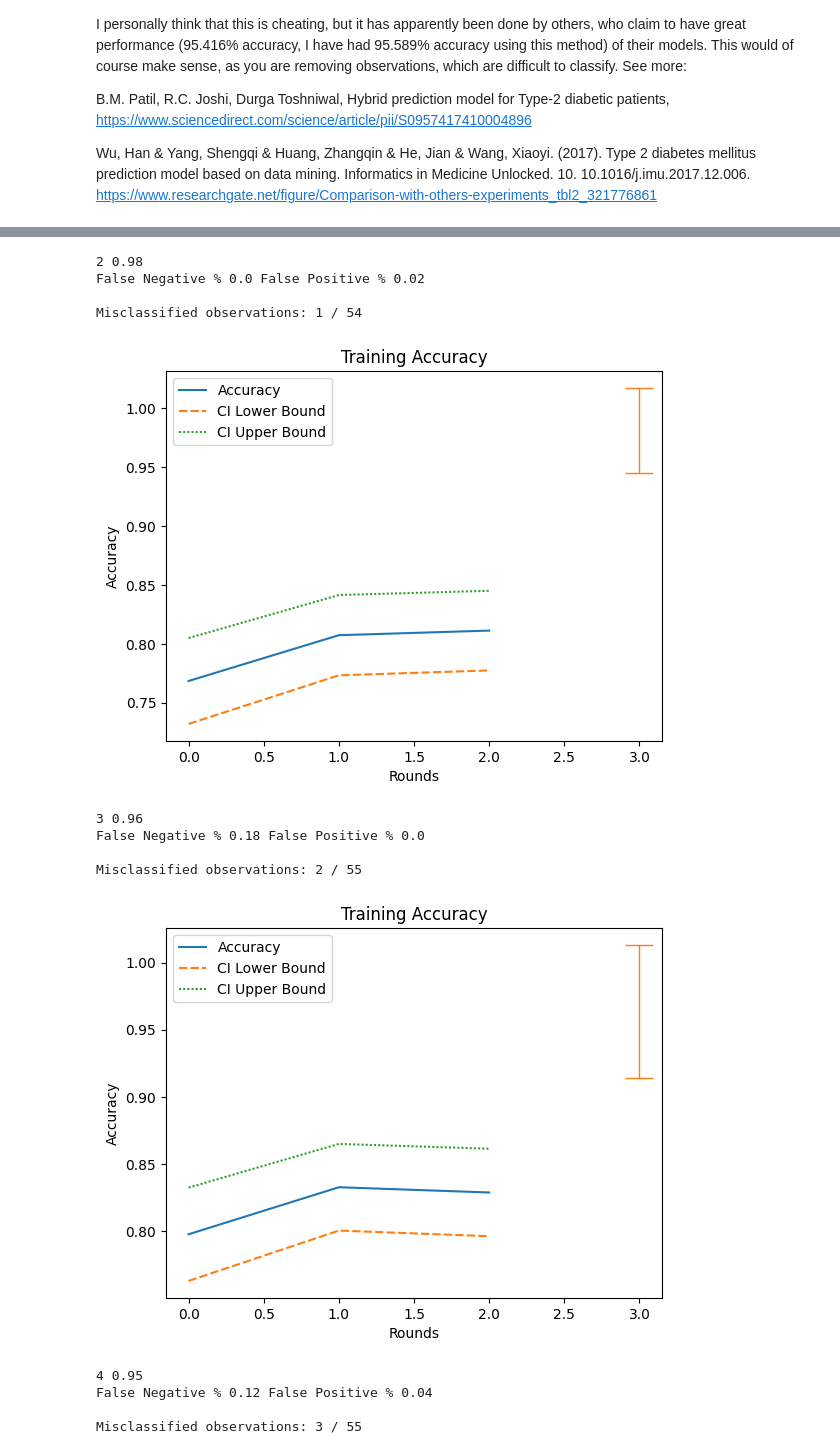
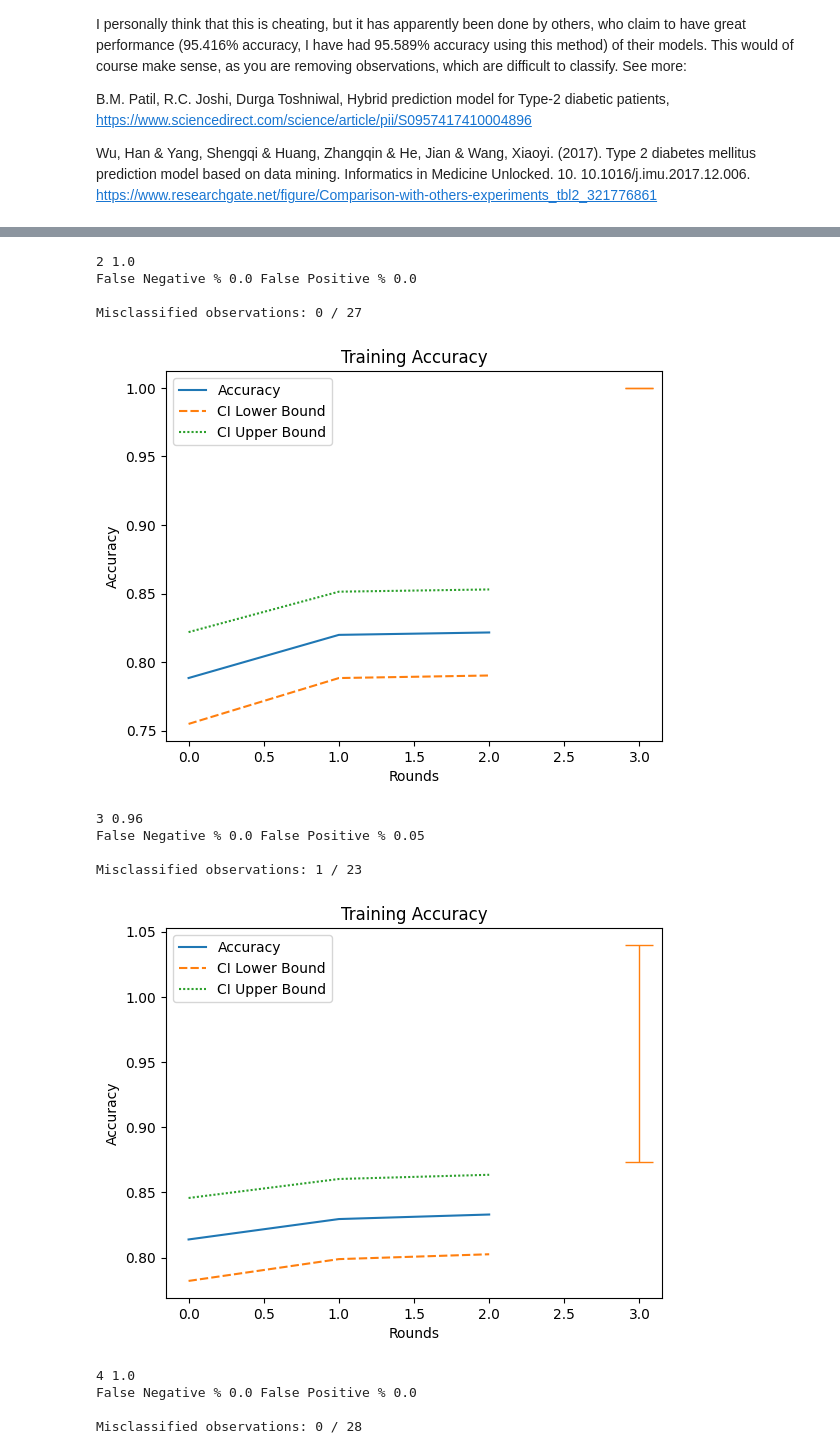
Before and after one commit to PeterVL02/Diabetes-Classifier, a Jupyter notebook: diabetes_classifier.ipynb, the cells around one changed output, grey strips where cells are left out. Drawn from its saved outputs; the diff is of its cells as text; code cells hidden in the pictures.

Commit message:
95.844% accuracy, 10-fold cross validated

```diff
--- a/diabetes_classifier.ipynb
+++ b/diabetes_classifier.ipynb
@@ -380,9 +380,9 @@ def remove_misclassified_observations(DataFrame):
     return DataFrame.copy().drop(misclassified_indices)
 # %%
 ## Decide on k
-k = 5
+k = 10
 
-## Define threshold as 4 standard deviations from mean
+## Define threshold of standard deviations from mean to remove
 std_threshold = 4
 
 ## Define how many nearest neighbors to use in potential imputation
@@ -399,10 +399,10 @@ LR = 0.000009
 
 # Which columns to drop when standardizing and giving to model. 'Outcome' should be dropped
 # If any other columns shold be dropped (for feature engineering purposes), these can be specified here as well:
-drop_columns = ['Outcome']#, 'SkinThickness', 'Insulin']
+drop_columns = ['Outcome']#, 'Insulin', 'SkinThickness']
 
 # Which columns to log-transform?
-log_columns = ['Pregnancies', 'Insulin', 'DiabetesPedigreeFunction', 'Age']
+log_columns = None#['Pregnancies', 'Insulin', 'DiabetesPedigreeFunction', 'Age']
 
 # Get all remaining columns in lists
 features = [col for col in df.columns if col not in [kol for kol in drop_columns]]
@@ -425,7 +425,7 @@ for run_stat in statistics:
     false_negatives.append(1-run_stat[3])
     false_positives.append(1-run_stat[4])
 
-print('Mean Accuracy:', np.round(np.mean(means)*100,3), 'Std', np.round(np.std(means),2), 'Min/Max', np.round(min(means),2),
+print('Mean Accuracy:', np.round(np.mean(means)*100,3),'%', 'Std', np.round(np.std(means),2), 'Min/Max', np.round(min(means),2),
       np.round(max(means),2), 'Mean CI:', np.round(np.mean(low_means),2), np.round(np.mean(high_means),2),
       'Mean False Negatives:', np.round(np.mean(false_negatives),2),
       'Mean False Positives:', np.round(np.mean(false_positives),2))
@@ -445,14 +445,14 @@ Misclassified observations: 3 / 54
-2 0.98
-False Negative % 0.0 False Positive % 0.02
+2 1.0
+False Negative % 0.0 False Positive % 0.0
 
-Misclassified observations: 1 / 54
+Misclassified observations: 0 / 27
-[figure, old version]
+[figure, new version]
 3 0.96
-False Negative % 0.18 False Positive % 0.0
+False Negative % 0.0 False Positive % 0.05
 
-Misclassified observations: 2 / 55
+Misclassified observations: 1 / 23
-[figure, old version]
+[figure, new version]
-4 0.95
-False Negative % 0.12 False Positive % 0.04
+4 1.0
+False Negative % 0.0 False Positive % 0.0
 
-Misclassified observations: 3 / 55
+Misclassified observations: 0 / 28
```
Also changed, not shown: parts of 1 cell of this notebook, 1 other file.
